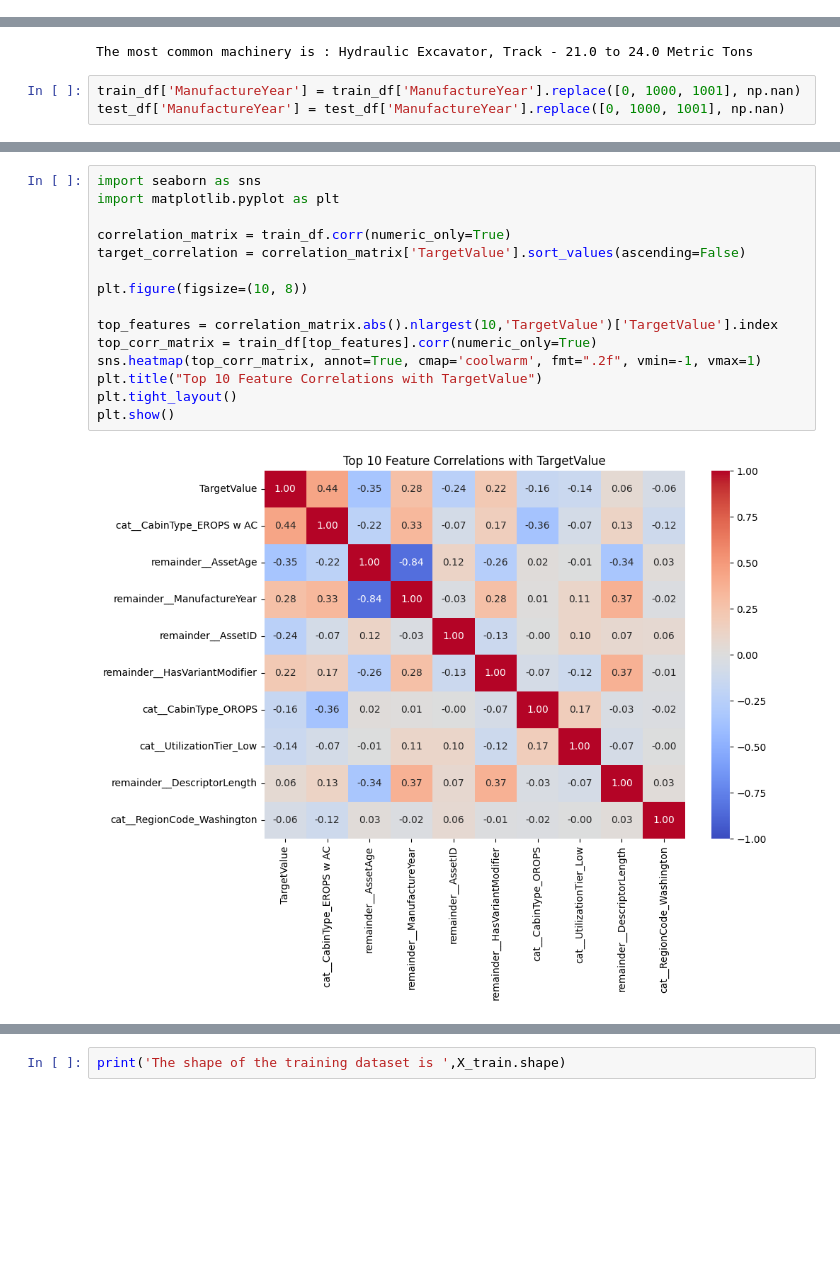
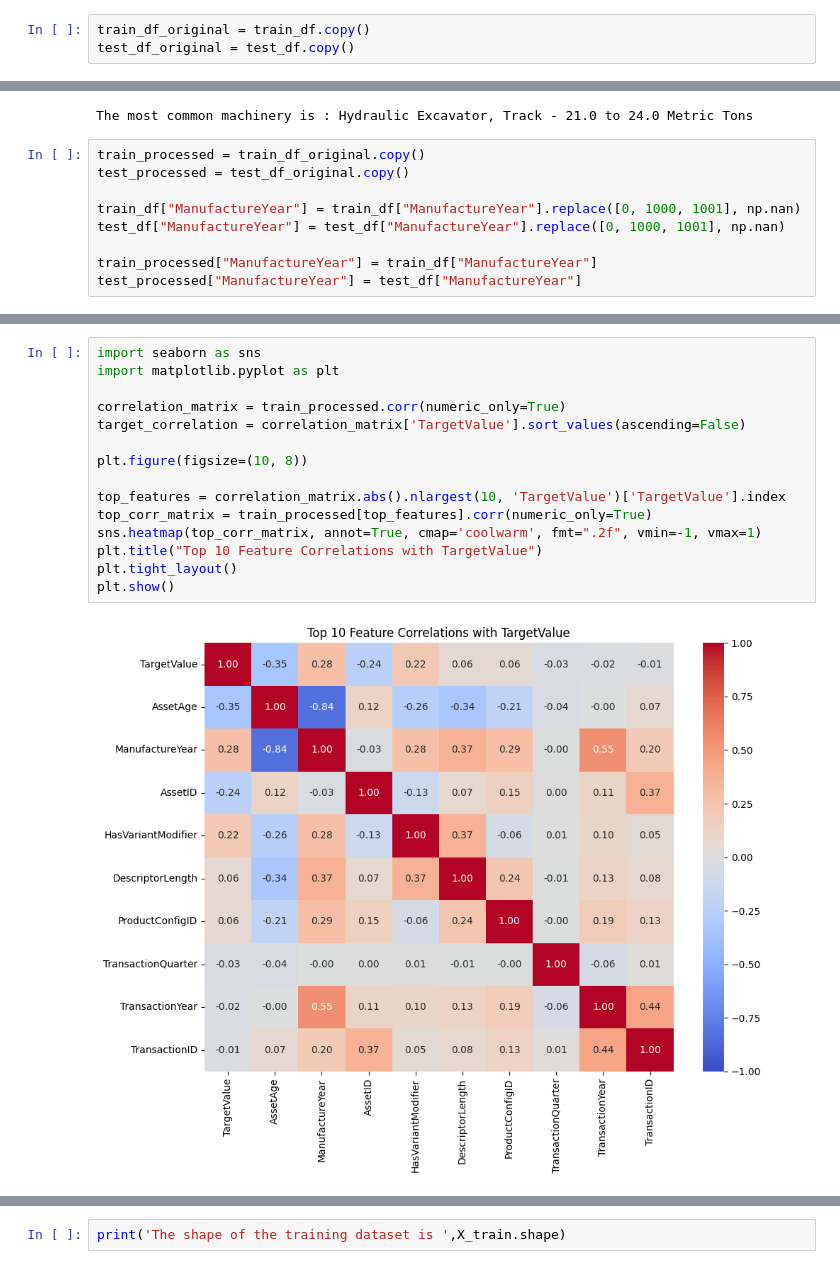
Before and after one commit to Shivansh-0606/Heavy-Equipment-Selling-Price-Prediction, a Jupyter notebook: main.ipynb, the cells around one changed output, grey strips where cells are left out. Saved outputs shown, nothing was run; the diff lists cells and outputs as text; blank space fills up the shorter version.

```diff
--- a/main.ipynb
+++ b/main.ipynb
@@ -30,6 +30,9 @@ import kagglehub
 # %%
 train_df = pd.read_csv('/kaggle/input/competitions/heavy-equipment-selling-price-prediction-challenge/train.csv', low_memory=False)
 test_df = pd.read_csv('/kaggle/input/competitions/heavy-equipment-selling-price-prediction-challenge/test.csv', low_memory=False)
+# %%
+train_df_original = train_df.copy()
+test_df_original = test_df.copy()
 # %%
 train_df.info()
 # %% [output]
@@ -164,6 +167,12 @@ print(f'The most common machinery is : {Most_Common_Machinery}')
 # %% [output]
 The most common machinery is : Hydraulic Excavator, Track - 21.0 to 24.0 Metric Tons
 # %%
-train_df['ManufactureYear'] = train_df['ManufactureYear'].replace([0, 1000, 1001], np.nan)
-test_df['ManufactureYear'] = test_df['ManufactureYear'].replace([0, 1000, 1001], np.nan)
+train_processed = train_df_original.copy()
+test_processed = test_df_original.copy()
+
+train_df["ManufactureYear"] = train_df["ManufactureYear"].replace([0, 1000, 1001], np.nan)
+test_df["ManufactureYear"] = test_df["ManufactureYear"].replace([0, 1000, 1001], np.nan)
+
+train_processed["ManufactureYear"] = train_df["ManufactureYear"]
+test_processed["ManufactureYear"] = test_df["ManufactureYear"]
 # %%
@@ -291,18 +363,18 @@ Total number of new encoded columns created : 57
 # %%
 import seaborn as sns
 import matplotlib.pyplot as plt
 
-correlation_matrix = train_df.corr(numeric_only=True)
+correlation_matrix = train_processed.corr(numeric_only=True)
 target_correlation = correlation_matrix['TargetValue'].sort_values(ascending=False)
 
 plt.figure(figsize=(10, 8))
 
-top_features = correlation_matrix.abs().nlargest(10,'TargetValue')['TargetValue'].index
-top_corr_matrix = train_df[top_features].corr(numeric_only=True)
+top_features = correlation_matrix.abs().nlargest(10, 'TargetValue')['TargetValue'].index
+top_corr_matrix = train_processed[top_features].corr(numeric_only=True)
 sns.heatmap(top_corr_matrix, annot=True, cmap='coolwarm', fmt=".2f", vmin=-1, vmax=1)
 plt.title("Top 10 Feature Correlations with TargetValue")
 plt.tight_layout()
 plt.show()
 # %% [output]
-[figure, old version]
+[figure, new version]
 # %%
```
Also changed, not shown: parts of 19 cells of this notebook.
